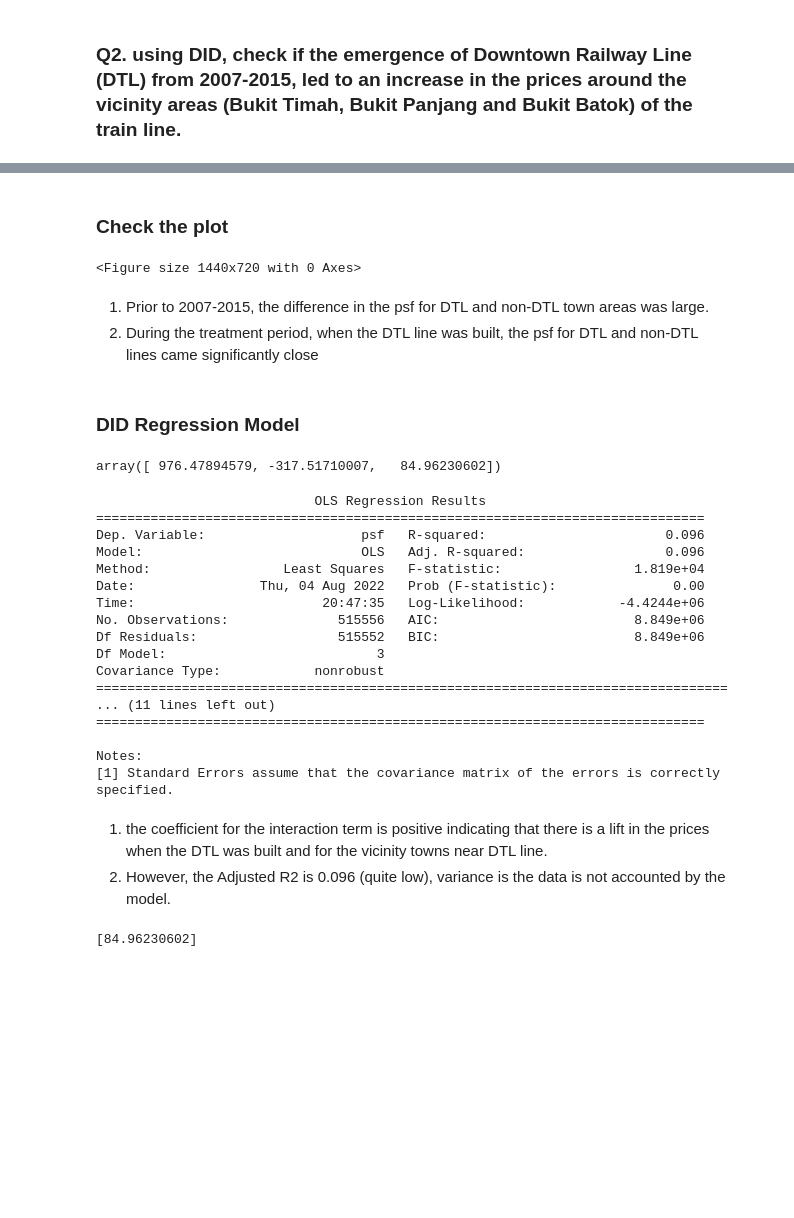
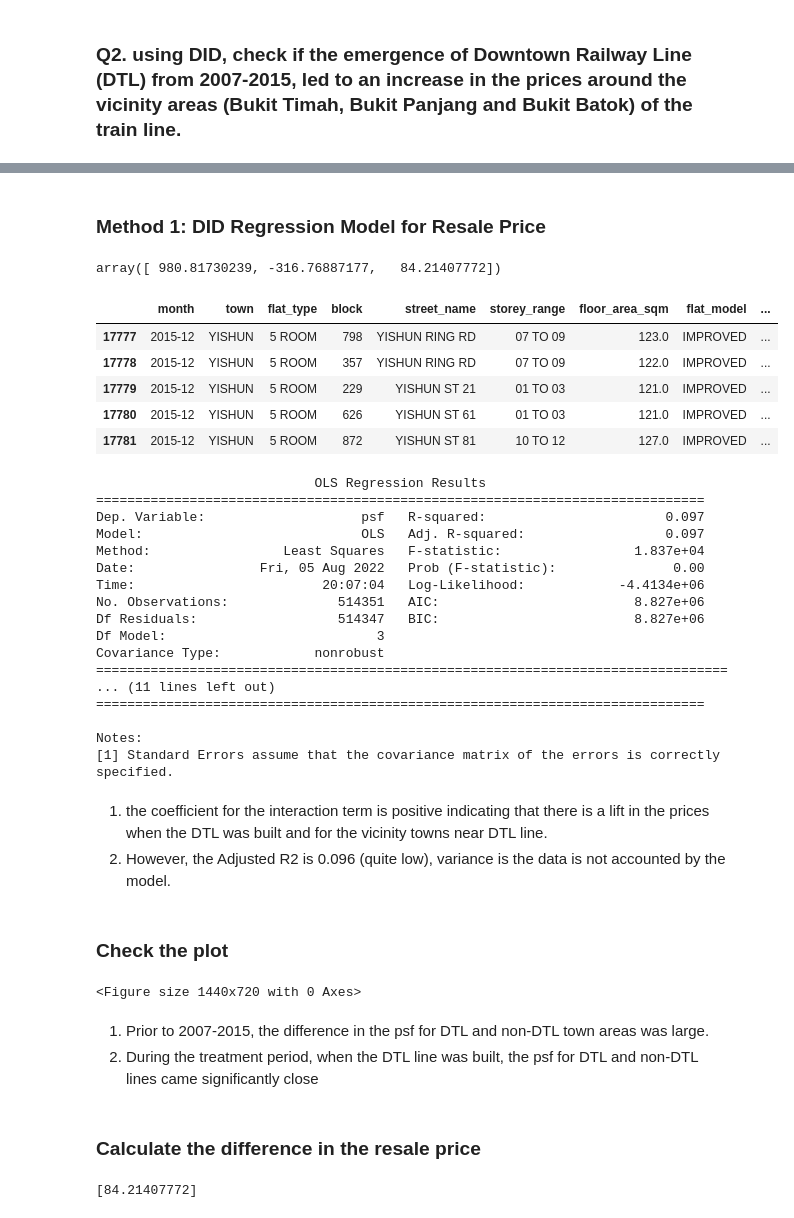
Before and after one commit to bhumikalamba/public_policy, a Jupyter notebook: hdb_resale/hdb_resale.ipynb, the cells around one changed output, grey strips where cells are left out. Saved outputs shown, nothing was run; the diff lists cells and outputs as text; code cells hidden in the pictures; blank space fills up the shorter version.

```diff
--- a/hdb_resale/hdb_resale.ipynb
+++ b/hdb_resale/hdb_resale.ipynb
@@ -210,7 +210,6 @@ px.line(x='lease_commence_date', y='floor_area_sqm', color='flat_type', data_fra
 # %%
 # DTL Stage 2 stations: Cashew, Hillview, Beauty World, King Albert Park, Sixth Avenie, Tan Kah Kee
 # DTL Stage 2 areas: Bukit Batok, Bukit Panjang, Bukit Timah.
-# Filter the 4-room and the 5-room flats in the above areas.
 
 def dtl_year(row):
     if row['resale_year'] >= 2008 and row['resale_year'] <= 2015:
@@ -224,23 +223,21 @@ def dtl_town(row):
     else:
         return 0
 
+
 initial_parquet_copy_test = initial_parquet_copy.copy()
 
+# Features for DID Regression
 initial_parquet_copy_test['dtl_year'] = initial_parquet_copy_test.apply(dtl_year, axis=1)
 initial_parquet_copy_test['dtl_town'] = initial_parquet_copy_test.apply(dtl_town, axis=1)
-initial_parquet_copy_test['dtl_town_year'] = initial_parquet_copy_test['dtl_town'] * initial_parquet_copy['dtl_year']
+initial_parquet_copy_test['dtl_town_year'] = initial_parquet_copy_test['dtl_town'] * initial_parquet_copy_test['dtl_year']
 
+# Filter the 4-room and the 5-room flats in the above areas.
 initial_parquet_copy_test = initial_parquet_copy_test[(initial_parquet_copy_test['flat_type'] == '4 ROOM')
 | (initial_parquet_copy_test['flat_type'] == '5 ROOM')]
 
 # Dependent Variable: Price per square meter of the flat area.
 initial_parquet_copy_test['psf'] = initial_parquet_copy_test['resale_price']/initial_parquet_copy_test['floor_area_sqm']
 initial_parquet_copy_test.head()
-
-
-# calculate the psf for these areas.
-# dummy variables.
-# psf of the remaining areas.
 # %% [output]
 |  | month | town | flat_type | block | street_name | storey_range | floor_area_sqm | flat_model | ... |
 | 104 | 1990-01 | ANG MO KIO | 4 ROOM | 211 | ANG MO KIO AVE 3 | 04 TO 06 | 81.0 | NEW GENERATION | ... |
@@ -248,31 +245,28 @@ initial_parquet_copy_test.head()
 | 106 | 1990-01 | ANG MO KIO | 4 ROOM | 231 | ANG MO KIO AVE 3 | 04 TO 06 | 92.0 | NEW GENERATION | ... |
 | 107 | 1990-01 | ANG MO KIO | 4 ROOM | 308 | ANG MO KIO AVE 1 | 10 TO 12 | 92.0 | NEW GENERATION | ... |
 | 108 | 1990-01 | ANG MO KIO | 4 ROOM | 254 | ANG MO KIO AVE 4 | 10 TO 12 | 97.0 | NEW GENERATION | ... |
-# %% [markdown]
-### Check the plot
-# %%
-graphed = initial_parquet_copy_test.groupby(['resale_year', 'dtl_town'], as_index=False)['psf'].median()
-
-plt.figure(figsize=(20,10))
-
-px.line(data_frame=graphed, x='resale_year', y='psf', color='dtl_town')
-# %% [output]
-<Figure size 1440x720 with 0 Axes>
-# %% [markdown]
-1. Prior to 2007-2015, the difference in the psf for DTL and non-DTL town areas was large.
-2. During the treatment period, when the DTL line was built, the psf for DTL and non-DTL lines came significantly close
 # %% [markdown]
-### DID Regression Model
+### Method 1: DID Regression Model for Resale Price
 # %%
 x = initial_parquet_copy_test.iloc[:,-4:-1]
 y = initial_parquet_copy_test.iloc[:,-1]
+initial_parquet_copy_test =  initial_parquet_copy_test[initial_parquet_copy_test['resale_year'] <=2015]
 
 from sklearn.linear_model import LinearRegression
 
 model = LinearRegression().fit(x, y)
 model.coef_
 # %% [output]
-array([ 976.47894579, -317.51710007,   84.96230602])
+array([ 980.81730239, -316.76887177,   84.21407772])
+# %%
+initial_parquet_copy_test.tail()
+# %% [output]
+|  | month | town | flat_type | block | street_name | storey_range | floor_area_sqm | flat_model | ... |
+| 17777 | 2015-12 | YISHUN | 5 ROOM | 798 | YISHUN RING RD | 07 TO 09 | 123.0 | IMPROVED | ... |
+| 17778 | 2015-12 | YISHUN | 5 ROOM | 357 | YISHUN RING RD | 07 TO 09 | 122.0 | IMPROVED | ... |
+| 17779 | 2015-12 | YISHUN | 5 ROOM | 229 | YISHUN ST 21 | 01 TO 03 | 121.0 | IMPROVED | ... |
+| 17780 | 2015-12 | YISHUN | 5 ROOM | 626 | YISHUN ST 61 | 01 TO 03 | 121.0 | IMPROVED | ... |
+| 17781 | 2015-12 | YISHUN | 5 ROOM | 872 | YISHUN ST 81 | 10 TO 12 | 127.0 | IMPROVED | ... |
 # %%
 # Model to get the summary statistics
 import statsmodels.api as sm
@@ -284,13 +278,13 @@ print(est2.summary())
 # %% [output]
                             OLS Regression Results
 ==============================================================================
-Dep. Variable:                    psf   R-squared:                       0.096
-Model:                            OLS   Adj. R-squared:                  0.096
-Method:                 Least Squares   F-statistic:                 1.819e+04
-Date:                Thu, 04 Aug 2022   Prob (F-statistic):               0.00
-Time:                        20:47:35   Log-Likelihood:            -4.4244e+06
-No. Observations:              515556   AIC:                         8.849e+06
-Df Residuals:                  515552   BIC:                         8.849e+06
+Dep. Variable:                    psf   R-squared:                       0.097
+Model:                            OLS   Adj. R-squared:                  0.097
+Method:                 Least Squares   F-statistic:                 1.837e+04
+Date:                Fri, 05 Aug 2022   Prob (F-statistic):               0.00
+Time:                        20:07:04   Log-Likelihood:            -4.4134e+06
+No. Observations:              514351   AIC:                         8.827e+06
+Df Residuals:                  514347   BIC:                         8.827e+06
 Df Model:                           3
 Covariance Type:            nonrobust
 =================================================================================
@@ -302,6 +296,20 @@ Notes:
 # %% [markdown]
 1. the coefficient for the interaction term is positive indicating that there is a lift in the prices when the DTL was built and for the vicinity towns near DTL line.
 2. However, the Adjusted R2 is 0.096 (quite low), variance is the data is not accounted by the model.
+# %% [markdown]
+### Check the plot
+# %%
+graphed = initial_parquet_copy_test.groupby(['month_year', 'dtl_town'], as_index=False)['psf'].median()
+
+plt.figure(figsize=(20,10))
+px.line(data_frame=graphed, x='month_year', y='psf', color='dtl_town')
+# %% [output]
+<Figure size 1440x720 with 0 Axes>
+# %% [markdown]
+1. Prior to 2007-2015, the difference in the psf for DTL and non-DTL town areas was large.
+2. During the treatment period, when the DTL line was built, the psf for DTL and non-DTL lines came significantly close
+# %% [markdown]
+### Calculate the difference in the resale price
 # %%
 # DTL_year, DTL_town, DTL_town_year
 # Not DTL not 2007-2015
@@ -325,4 +333,4 @@ D2 = Y_dtl_year_dtl_town  - Y_no_dtl_year_dtl_town
 
 print(D2-D1)
 # %% [output]
-[84.96230602]
+[84.21407772]
```
Also changed, not shown: parts of 12 cells of this notebook, 1 other file.
